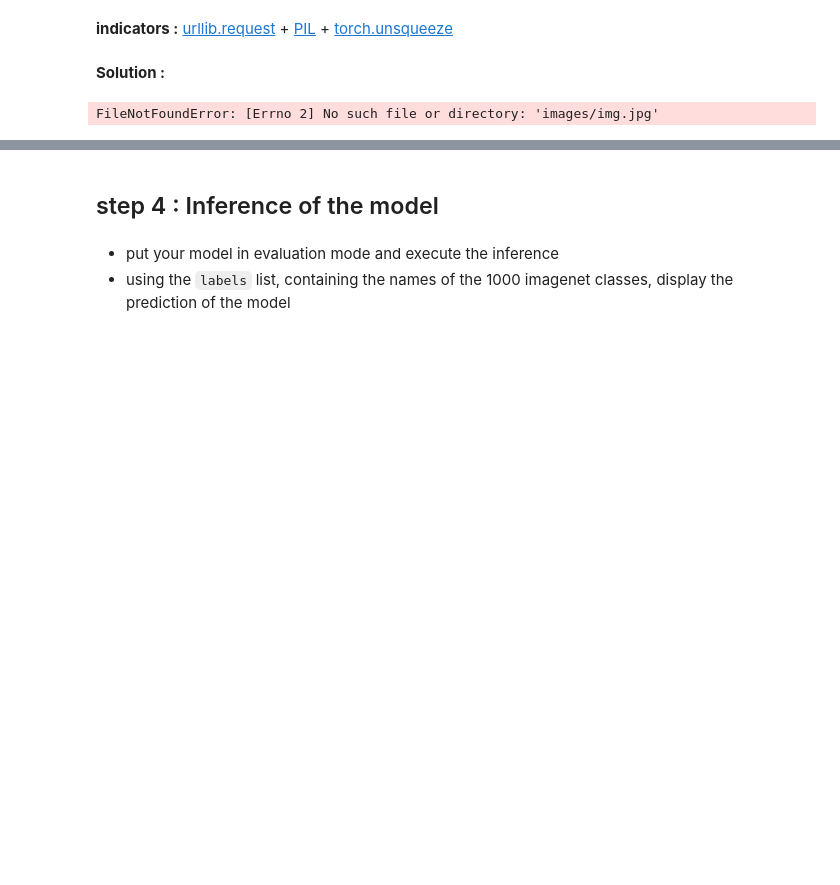
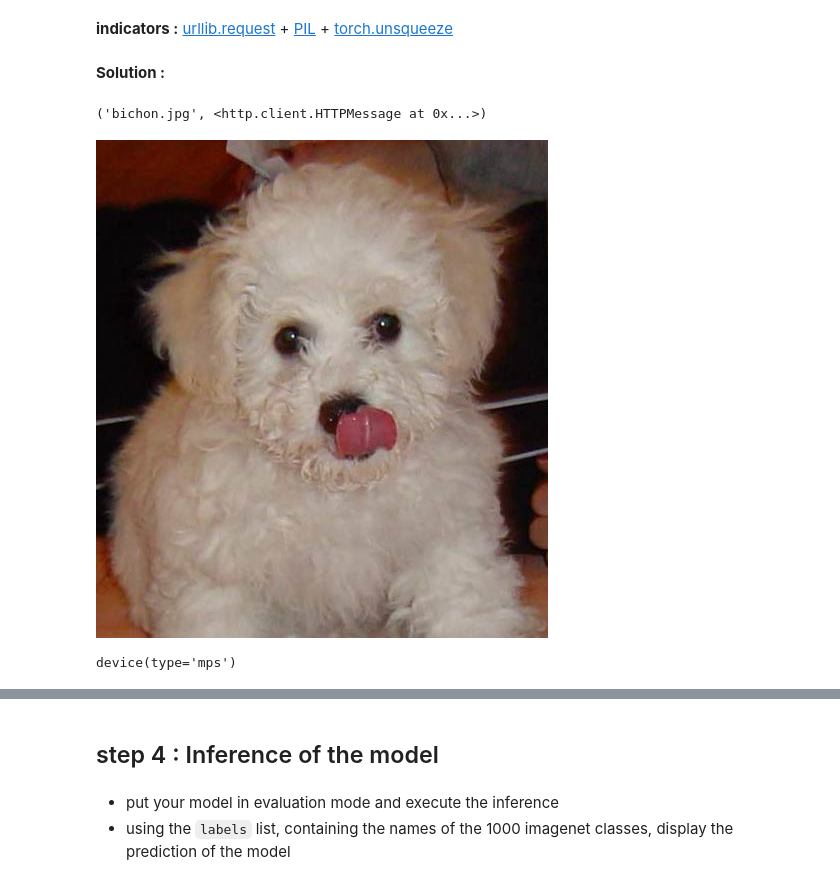
Before and after one commit to laurentperrinet/2026-03_UE-neurosciences-computationnelles, a Jupyter notebook: NOM1-NOM2-NOM3_Using-pyTorch-for-Classification.ipynb, the cells around one changed output, grey strips where cells are left out. Saved outputs shown, nothing was run; the diff lists cells and outputs as text; code cells hidden in the pictures; blank space fills up the shorter version.

Commit message:
images folder

```diff
--- a/NOM1-NOM2-NOM3_Using-pyTorch-for-Classification.ipynb
+++ b/NOM1-NOM2-NOM3_Using-pyTorch-for-Classification.ipynb
@@ -191,18 +190,20 @@ url_image = "https://4.bp.blogspot.com/-eSgcftxjewo/Tnbr-Cwm9iI/AAAAAAAAATQ/VC7Y
 #url_image = "https://designerdoginfo.files.wordpress.com/2013/01/spoodle-puppy-4.jpg"
 
 import urllib.request
-urllib.request.urlretrieve(url_image, 'images/img.jpg')
+urllib.request.urlretrieve(url_image, 'bichon.jpg')
 # saves the image in the images folder under the name of img.jpg
 # %% [output]
-FileNotFoundError: [Errno 2] No such file or directory: 'images/img.jpg'
+('bichon.jpg', <http.client.HTTPMessage at 0x...>)
 # %%
 from PIL import Image # the Pillow module (PIL) is supported by default by TorchVision
 from IPython.display import display
 
-img = Image.open('images/img.jpg')
+img = Image.open('bichon.jpg')
 
 # displays the original image
 display(img)
+# %% [output]
+[figure, added]
 # %%
 # allows you to see the image at the input of the model
 import torchvision
@@ -227 +231,15 @@ def imshow(img_list, title=None):
+# %%
+
+# sample so that it can be transmitted over the network
+import torch
+if torch.backends.mps.is_available():
+    device = torch.device('mps')
+elif torch.cuda.is_available():
+    device = torch.device('cuda')
+else:
+    device = torch.device('cpu')
+# device = torch.device('cpu') # uncomment to force CPU usage
+device
+# %% [output]
+device(type='mps')
 # %%
```
Also changed, not shown: parts of 10 cells of this notebook, 4 other files.
